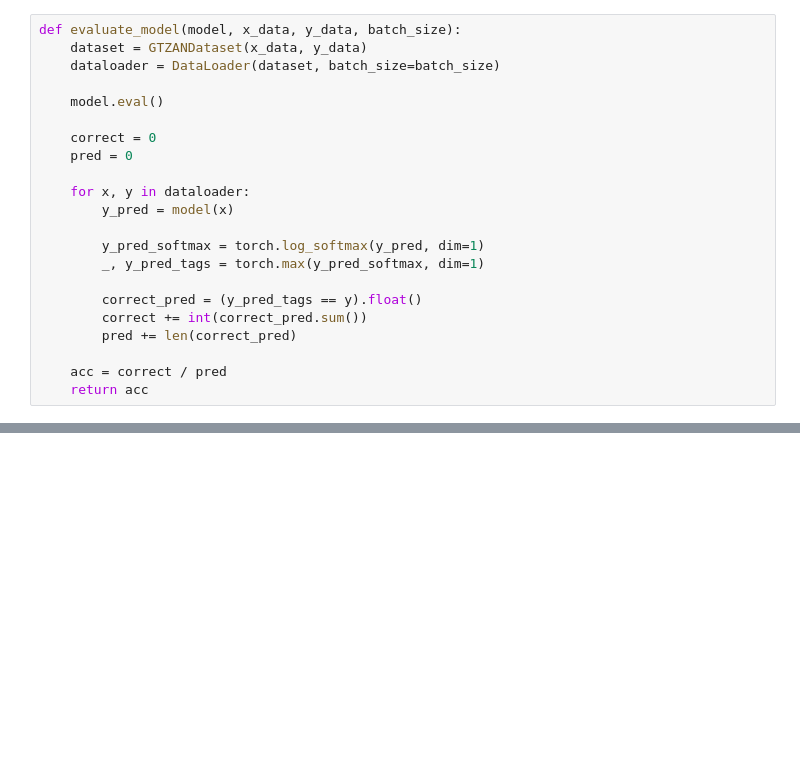
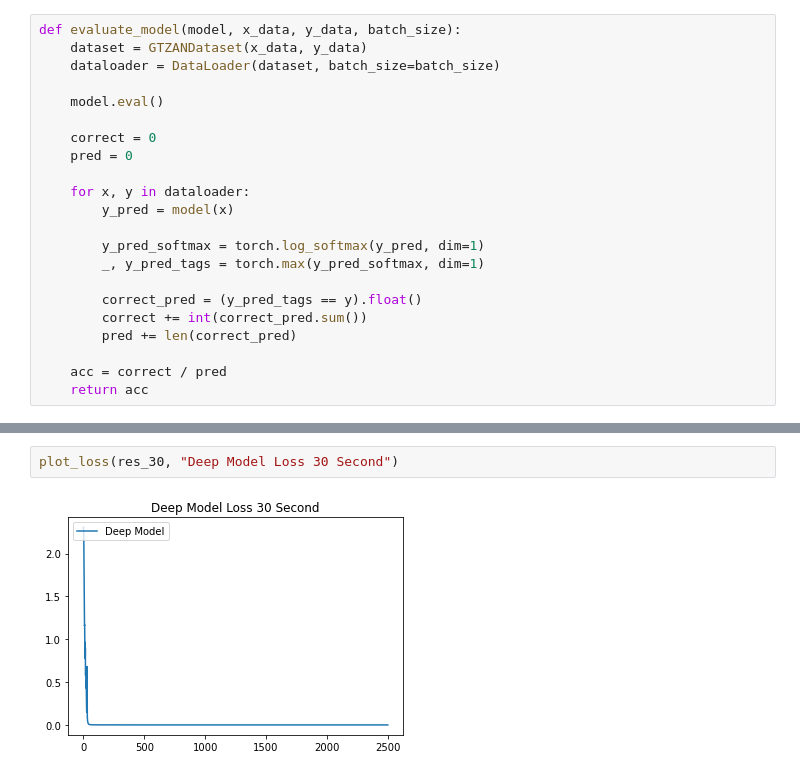
Before and after one commit to matthew-gries/ds4400-final-project, a Jupyter notebook: notebooks/neural_net.ipynb, the cells around one changed output, grey strips where cells are left out. Cells and saved outputs as stored; diff of their text form; blank space fills up the shorter version.

```diff
--- a/notebooks/neural_net.ipynb
+++ b/notebooks/neural_net.ipynb
@@ -337,0 +409,4 @@ plot_accuracy_bar_chart(accuracies)
+# %%
+plot_loss(res_30, "Deep Model Loss 30 Second")
+# %% [output]
+[figure, added]
```
Also changed, not shown: parts of 19 cells of this notebook, 4 other files.
